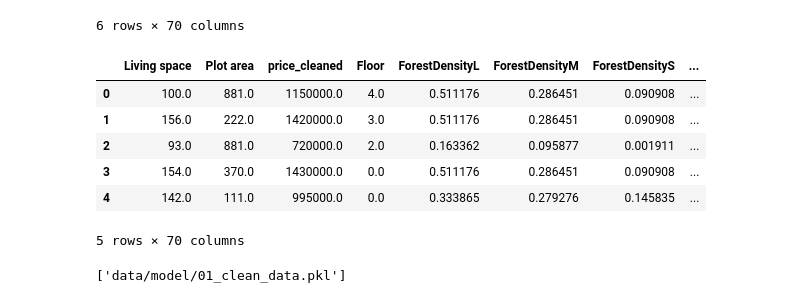
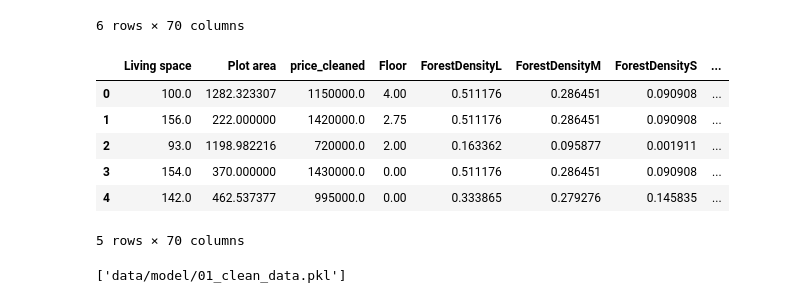
Before and after one commit to marvinvr/fhnw-cml1, a Jupyter notebook: 01_0_data_wrangling.ipynb, the cells around one changed output. Cells and saved outputs as stored; diff of their text form; code cells hidden in the pictures.

Commit message:
fix: imputer

```diff
--- a/01_0_data_wrangling.ipynb
+++ b/01_0_data_wrangling.ipynb
@@ -452,32 +452,32 @@ clean_df[clean_df[TYPES_WITH_NO_FLOOR[2]] == 1.]
 # %%
 type_columns = [col for col in clean_df.columns if col.startswith('type_')]
 
 imputers = {}
 df_no_price = clean_df.copy().drop('price_cleaned', axis=1)
 
 columns = df_no_price.columns
 
 for col in type_columns:
-    #imputer = KNNImputer(n_neighbors=15, weights='distance')
-    imputer = SimpleImputer(strategy='median', keep_empty_features=True)
+    imputer = KNNImputer(n_neighbors=15, weights='distance', keep_empty_features=True)
+    #imputer = SimpleImputer(strategy='median', keep_empty_features=True)
 
     df_no_price.loc[df_no_price[col] == 1., columns] = imputer.fit_transform(df_no_price[df_no_price[col] == 1.])
     imputers[col] = imputer
 
 base_imputer = SimpleImputer(strategy='median', keep_empty_features=True)
 
 df_no_price[columns] = base_imputer.fit_transform(df_no_price)
 
 df_no_price.insert(2, 'price_cleaned', clean_df.price_cleaned.values)
 clean_df = df_no_price
 clean_df.head()
 # %% [output]
 |  | Living space | Plot area | price_cleaned | Floor | ForestDensityL | ForestDensityM | ForestDensityS | ... |
-| 0 | 100.0 | 881.0 | 1150000.0 | 4.0 | 0.511176 | 0.286451 | 0.090908 | ... |
-| 1 | 156.0 | 222.0 | 1420000.0 | 3.0 | 0.511176 | 0.286451 | 0.090908 | ... |
-| 2 | 93.0 | 881.0 | 720000.0 | 2.0 | 0.163362 | 0.095877 | 0.001911 | ... |
-| 3 | 154.0 | 370.0 | 1430000.0 | 0.0 | 0.511176 | 0.286451 | 0.090908 | ... |
-| 4 | 142.0 | 111.0 | 995000.0 | 0.0 | 0.333865 | 0.279276 | 0.145835 | ... |
+| 0 | 100.0 | 1282.323307 | 1150000.0 | 4.00 | 0.511176 | 0.286451 | 0.090908 | ... |
+| 1 | 156.0 | 222.000000 | 1420000.0 | 2.75 | 0.511176 | 0.286451 | 0.090908 | ... |
+| 2 | 93.0 | 1198.982216 | 720000.0 | 2.00 | 0.163362 | 0.095877 | 0.001911 | ... |
+| 3 | 154.0 | 370.000000 | 1430000.0 | 0.00 | 0.511176 | 0.286451 | 0.090908 | ... |
+| 4 | 142.0 | 462.537377 | 995000.0 | 0.00 | 0.333865 | 0.279276 | 0.145835 | ... |
 5 rows × 70 columns
 # %%
 target_path = Path('./data/model/01_clean_data.pkl')
```
Also changed, not shown: 6 other files.
